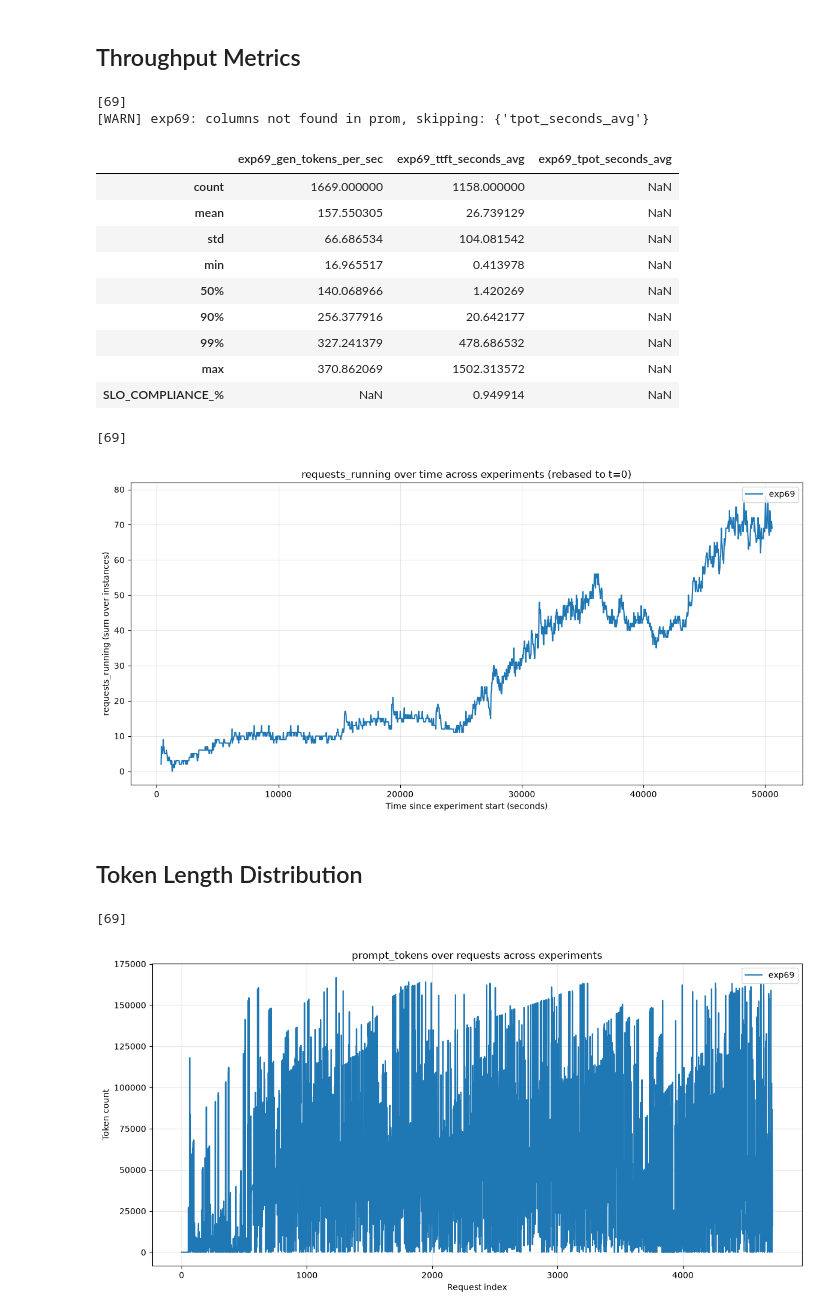
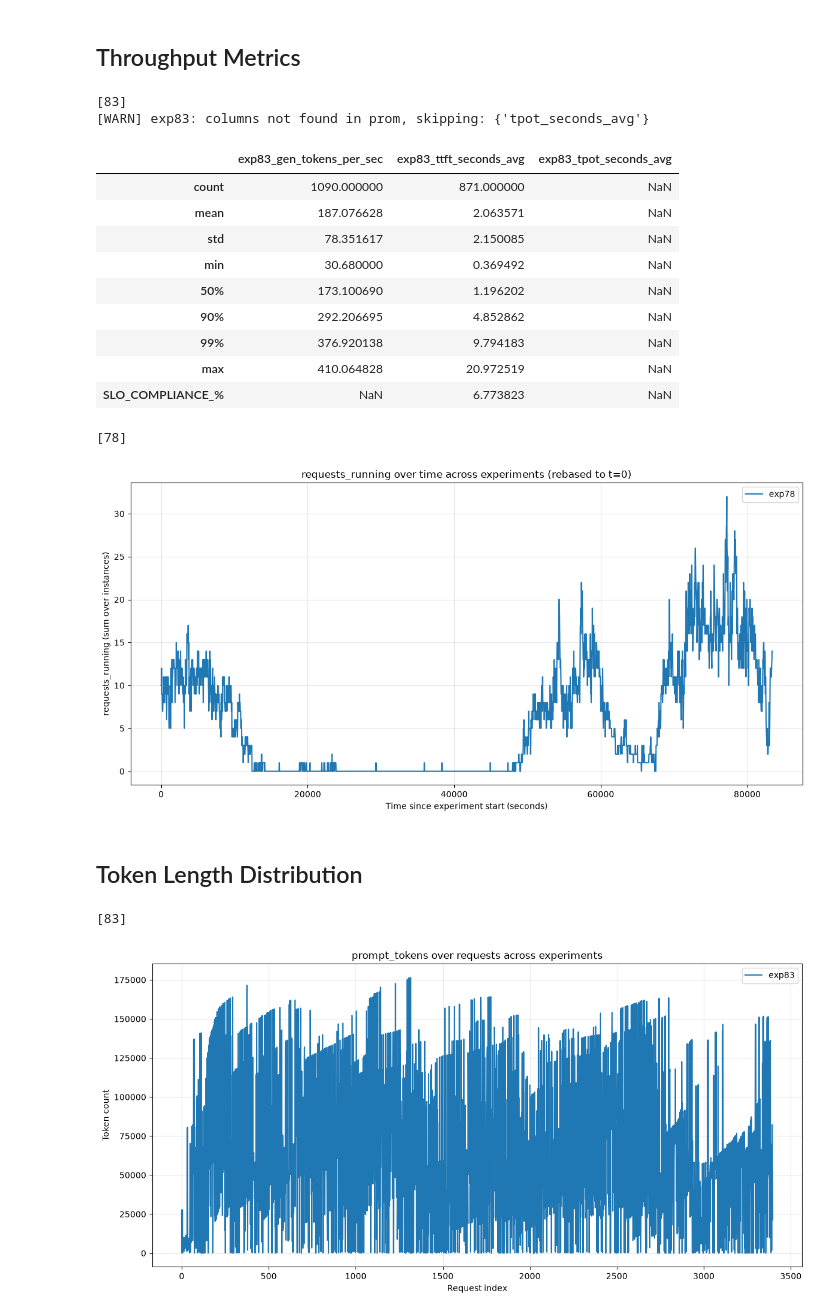
Before and after one commit to immengzi/LLM-LA, a Jupyter notebook: analysis-notebooks/doomsday-saeid.ipynb, the cells around one changed output. Cells and saved outputs as stored; diff of their text form; code cells hidden in the pictures.

```diff
--- a/analysis-notebooks/doomsday-saeid.ipynb
+++ b/analysis-notebooks/doomsday-saeid.ipynb
@@ -385,7 +385,7 @@ import matplotlib.pyplot as plt
 # ---- choose experiments ----
 # series_ids = [35]
 # experiments = experiments_from_series(series_ids)
-experiments = [71]
+experiments = [83]
 
 print(experiments)
 # ----------------------------
@@ -455,7 +455,7 @@ import os
 # ---- choose experiments ----
 # series_ids = [35]
 # experiments = experiments_from_series(series_ids)
-experiments = [71]
+experiments = [83]
 print(experiments)
 # ----------------------------
 
@@ -539,7 +539,7 @@ import pandas as pd
 # choose which series you want
 # series_ids = [35]
 # experiments = experiments_from_series(series_ids)
-experiments = [69]
+experiments = [83]
 print(experiments)
 # ----------------------------------------------
 
@@ -651,18 +651,18 @@ for exp_id in experiments:
 comparison = pd.concat(summaries, axis=1)
 comparison
 # %% [output]
-[69]
-[WARN] exp69: columns not found in prom, skipping: {'tpot_seconds_avg'}
+[83]
+[WARN] exp83: columns not found in prom, skipping: {'tpot_seconds_avg'}
-|  | exp69_gen_tokens_per_sec | exp69_ttft_seconds_avg | exp69_tpot_seconds_avg |
-| count | 1669.000000 | 1158.000000 | NaN |
-| mean | 157.550305 | 26.739129 | NaN |
-| std | 66.686534 | 104.081542 | NaN |
-| min | 16.965517 | 0.413978 | NaN |
-| 50% | 140.068966 | 1.420269 | NaN |
-| 90% | 256.377916 | 20.642177 | NaN |
-| 99% | 327.241379 | 478.686532 | NaN |
-| max | 370.862069 | 1502.313572 | NaN |
-| SLO_COMPLIANCE_% | NaN | 0.949914 | NaN |
+|  | exp83_gen_tokens_per_sec | exp83_ttft_seconds_avg | exp83_tpot_seconds_avg |
+| count | 1090.000000 | 871.000000 | NaN |
+| mean | 187.076628 | 2.063571 | NaN |
+| std | 78.351617 | 2.150085 | NaN |
+| min | 30.680000 | 0.369492 | NaN |
+| 50% | 173.100690 | 1.196202 | NaN |
+| 90% | 292.206695 | 4.852862 | NaN |
+| 99% | 376.920138 | 9.794183 | NaN |
+| max | 410.064828 | 20.972519 | NaN |
+| SLO_COMPLIANCE_% | NaN | 6.773823 | NaN |
 # %%
 from experiment_analysis import load_experiment_prom_samples
 import matplotlib.pyplot as plt
@@ -671,7 +671,7 @@ import matplotlib.pyplot as plt
 # choose which series you want
 # series_ids = [35]
 # experiments = experiments_from_series(series_ids)
-experiments = [69]
+experiments = [78]
 
 print(experiments)
 # ----------------------------
@@ -760,8 +760,8 @@ plt.legend(loc="upper right")
 plt.grid(True, alpha=0.3)
 plt.tight_layout()
 # %% [output]
-[69]
+[78]
-[figure, old version]
+[figure, new version]
 # %% [markdown]
 ## Token Length Distribution
 # %%
@@ -772,7 +772,7 @@ import matplotlib.pyplot as plt
 # choose which series you want
 # series_ids = [35]
 # experiments = experiments_from_series(series_ids)
-experiments = [69]
+experiments = [83]
 
 print(experiments)
 # ----------------------------
@@ -783,35 +783,35 @@ metric = "prompt_tokens"        # input length
 # metric = "total_tokens"       # input + output
 # -----------------------------------------------
 
 plt.figure(figsize=(12, 6))
 
 for exp_id in experiments:
     df = (
         load_experiment_latencies(
             exp_id=exp_id,
             experiments_root="/home/data/saeid/experiments")
         .sort_values("idx")
         .reset_index(drop=True)
     )
 
     if metric not in df.columns:
         print(f"Skipping exp{exp_id}: {metric} not found")
         continue
 
     x = df["idx"]
     y = df[metric]
 
     plt.plot(x, y, label=f"exp{exp_id}")
 
 plt.xlabel("Request index")
 plt.ylabel("Token count")
 plt.title(f"{metric} over requests across experiments")
 plt.legend(loc="upper right")
 plt.grid(True, alpha=0.3)
 plt.tight_layout()
 # %% [output]
-[69]
+[83]
-[figure, old version]
+[figure, new version]
 # %%
 from experiment_analysis import load_experiment_latencies
 
```
Also changed, not shown: parts of 31 cells of this notebook, 2 other files.
